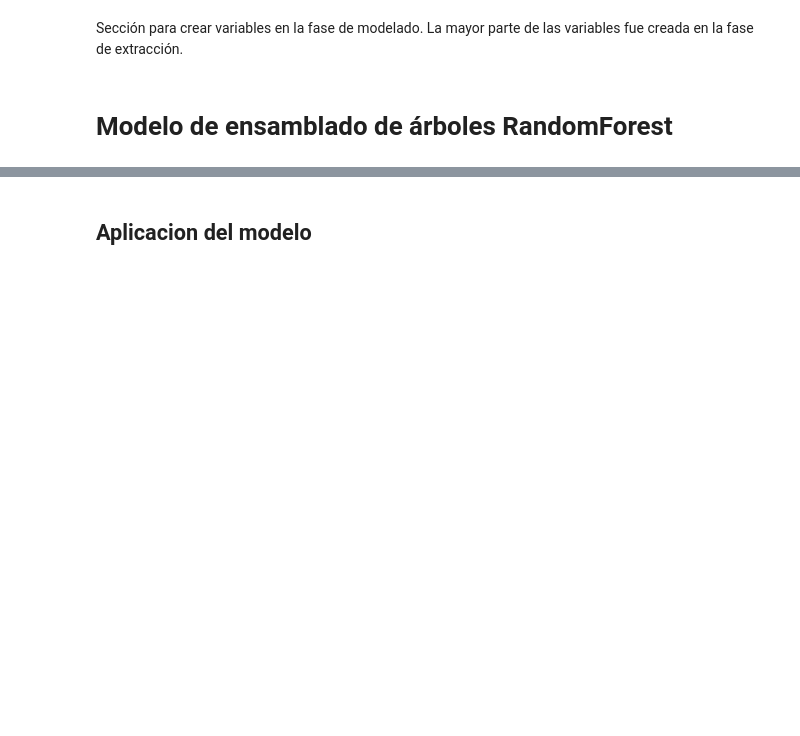
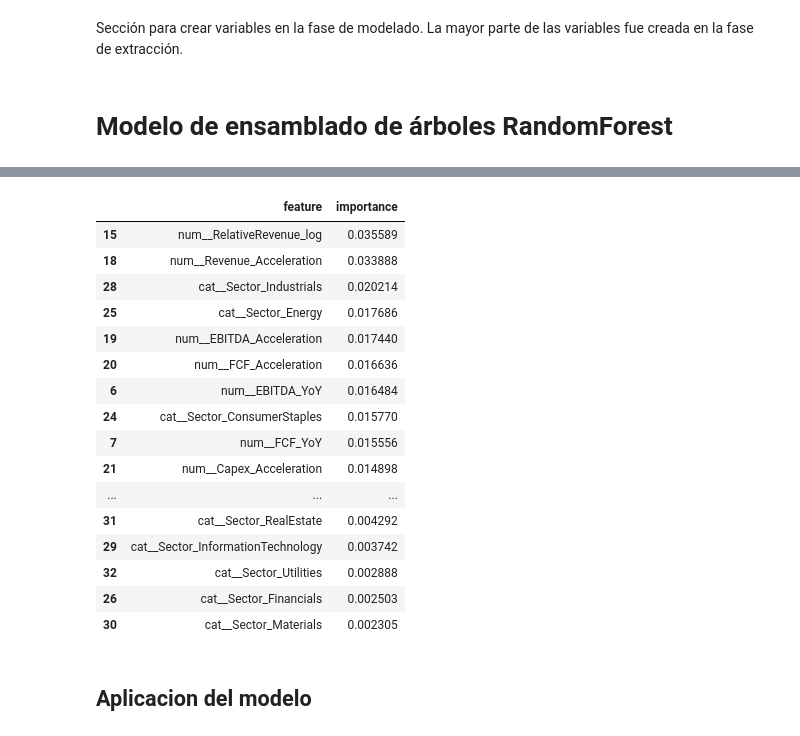
Before and after one commit to sebakremis/FinDataMining, a Jupyter notebook: 03_Modeling.ipynb, the cells around one changed output, grey strips where cells are left out. Saved outputs shown, nothing was run; the diff lists cells and outputs as text; code cells hidden in the pictures; blank space fills up the shorter version.

```diff
--- a/03_Modeling.ipynb
+++ b/03_Modeling.ipynb
@@ -178,3 +165,23 @@ feature_importance_df.head(20)
+# %%
+feature_importance_df.tail(20)
+# %% [output]
+|  | feature | importance |
+| 15 | num__RelativeRevenue_log | 0.035589 |
+| 18 | num__Revenue_Acceleration | 0.033888 |
+| 28 | cat__Sector_Industrials | 0.020214 |
+| 25 | cat__Sector_Energy | 0.017686 |
+| 19 | num__EBITDA_Acceleration | 0.017440 |
+| 20 | num__FCF_Acceleration | 0.016636 |
+| 6 | num__EBITDA_YoY | 0.016484 |
+| 24 | cat__Sector_ConsumerStaples | 0.015770 |
+| 7 | num__FCF_YoY | 0.015556 |
+| 21 | num__Capex_Acceleration | 0.014898 |
+| ... | ... | ... |
+| 31 | cat__Sector_RealEstate | 0.004292 |
+| 29 | cat__Sector_InformationTechnology | 0.003742 |
+| 32 | cat__Sector_Utilities | 0.002888 |
+| 26 | cat__Sector_Financials | 0.002503 |
+| 30 | cat__Sector_Materials | 0.002305 |
 # %% [markdown]
 ## Aplicacion del modelo
 # %% [markdown]
```
Also changed, not shown: parts of 12 cells of this notebook.
